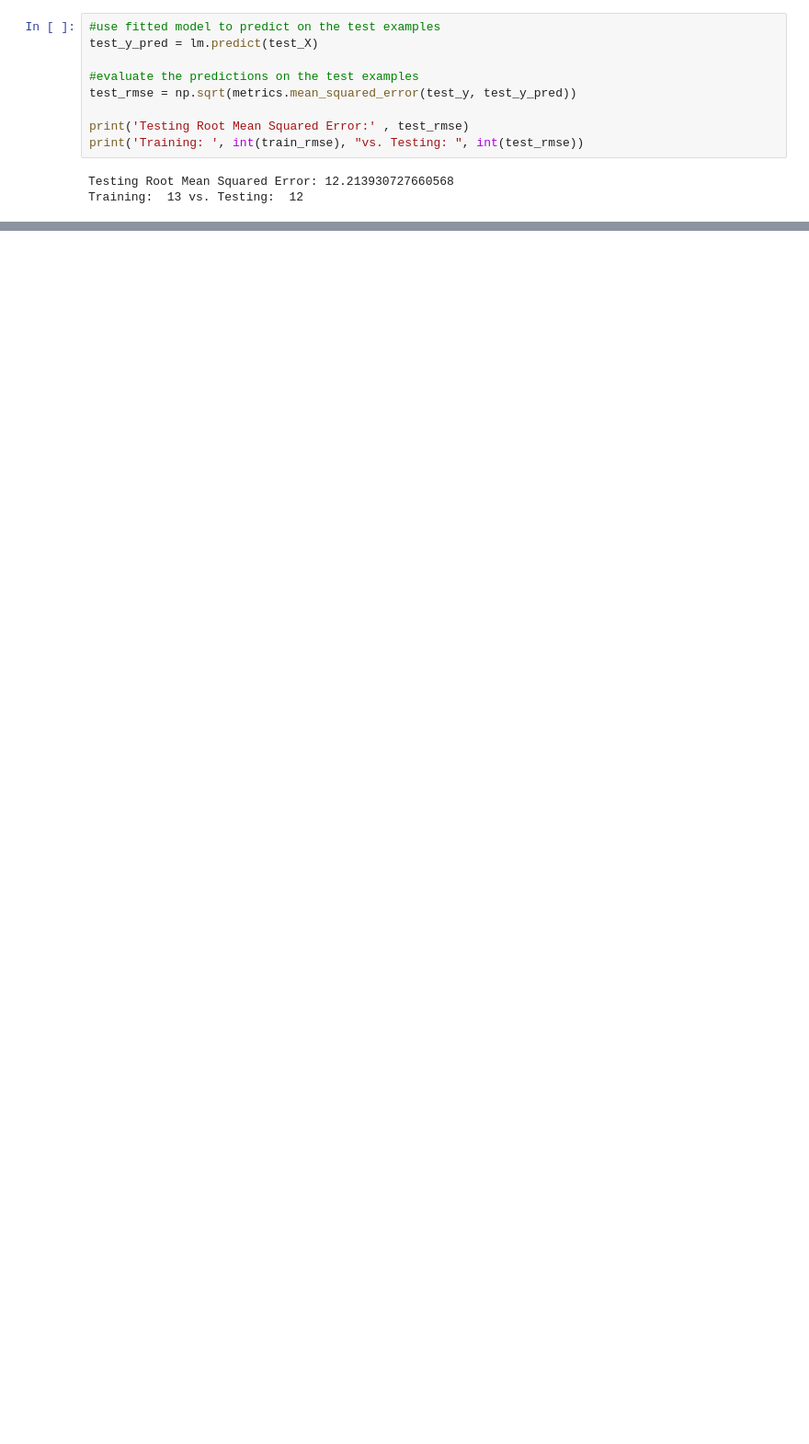
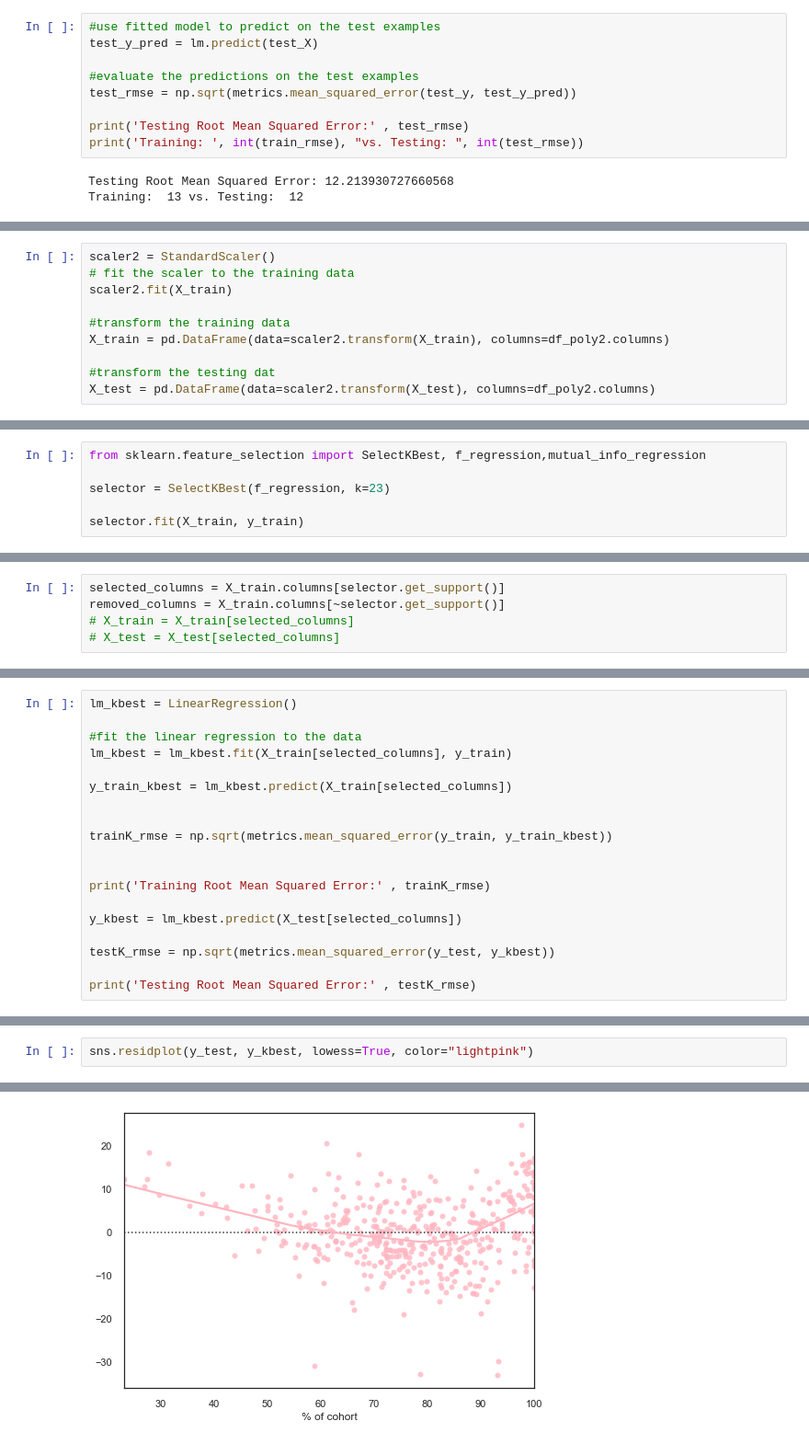
Before and after one commit to Mycotic/graduation-regression, a Jupyter notebook: modelling_process.ipynb, the cells around one changed output, grey strips where cells are left out. Shown at 92% size. Drawn from its saved outputs; the diff is of its cells as text; blank space fills up the shorter version.

```diff
--- a/modelling_process.ipynb
+++ b/modelling_process.ipynb
@@ -112,0 +132,10 @@ Training:  13 vs. Testing:  12
+# %%
+scaler2 = StandardScaler()
+# fit the scaler to the training data
+scaler2.fit(X_train)
+
+#transform the training data
+X_train = pd.DataFrame(data=scaler2.transform(X_train), columns=df_poly2.columns)
+
+#transform the testing dat
+X_test = pd.DataFrame(data=scaler2.transform(X_test), columns=df_poly2.columns)
@@ -112,0 +264,6 @@ Training:  13 vs. Testing:  12
+# %%
+from sklearn.feature_selection import SelectKBest, f_regression,mutual_info_regression
+
+selector = SelectKBest(f_regression, k=23)
+
+selector.fit(X_train, y_train)
@@ -112,0 +272,5 @@ Training:  13 vs. Testing:  12
+# %%
+selected_columns = X_train.columns[selector.get_support()]
+removed_columns = X_train.columns[~selector.get_support()]
+# X_train = X_train[selected_columns]
+# X_test = X_test[selected_columns]
@@ -112,0 +297,19 @@ Training:  13 vs. Testing:  12
+# %%
+lm_kbest = LinearRegression()
+
+#fit the linear regression to the data
+lm_kbest = lm_kbest.fit(X_train[selected_columns], y_train)
+
+y_train_kbest = lm_kbest.predict(X_train[selected_columns])
+
+
+trainK_rmse = np.sqrt(metrics.mean_squared_error(y_train, y_train_kbest))
+
+
+print('Training Root Mean Squared Error:' , trainK_rmse)
+
+y_kbest = lm_kbest.predict(X_test[selected_columns])
+
+testK_rmse = np.sqrt(metrics.mean_squared_error(y_test, y_kbest))
+
+print('Testing Root Mean Squared Error:' , testK_rmse)
@@ -112,0 +325,3 @@ Training:  13 vs. Testing:  12
+# %%
+sns.residplot(y_test, y_kbest, lowess=True, color="lightpink")
+# %% [output]
@@ -112,0 +329 @@ Training:  13 vs. Testing:  12
+[figure, added]
```
Also changed, not shown: parts of 57 cells of this notebook.
